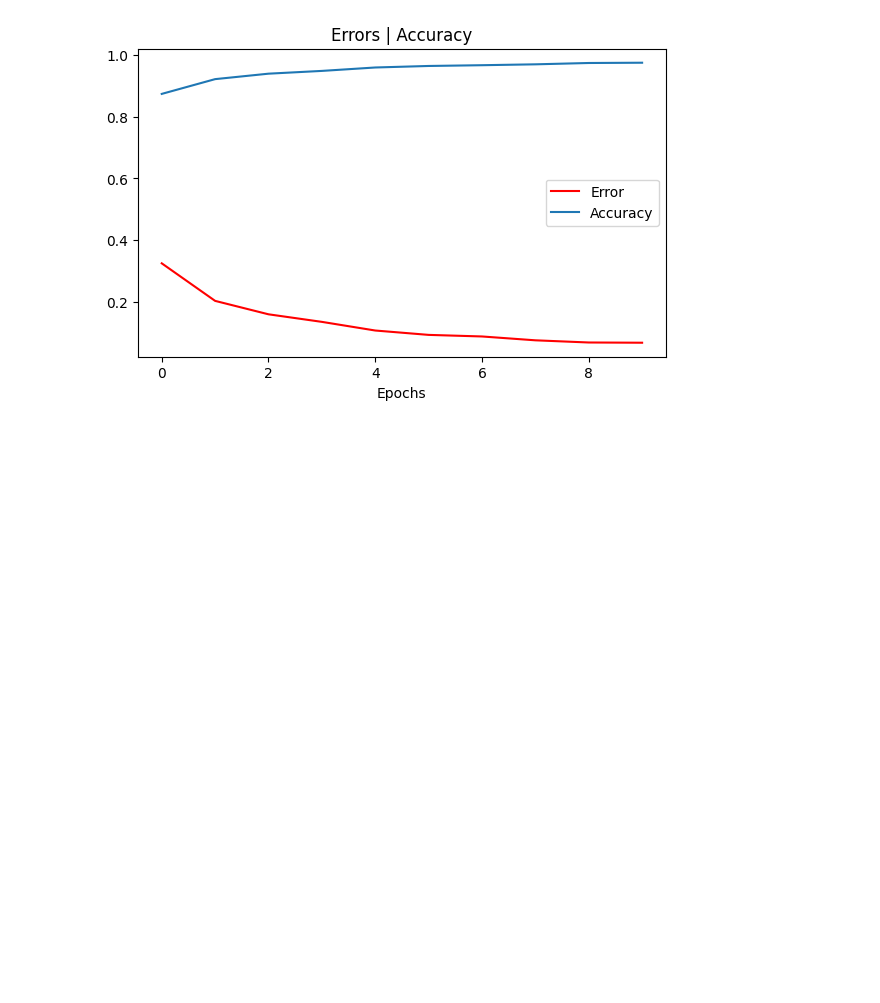
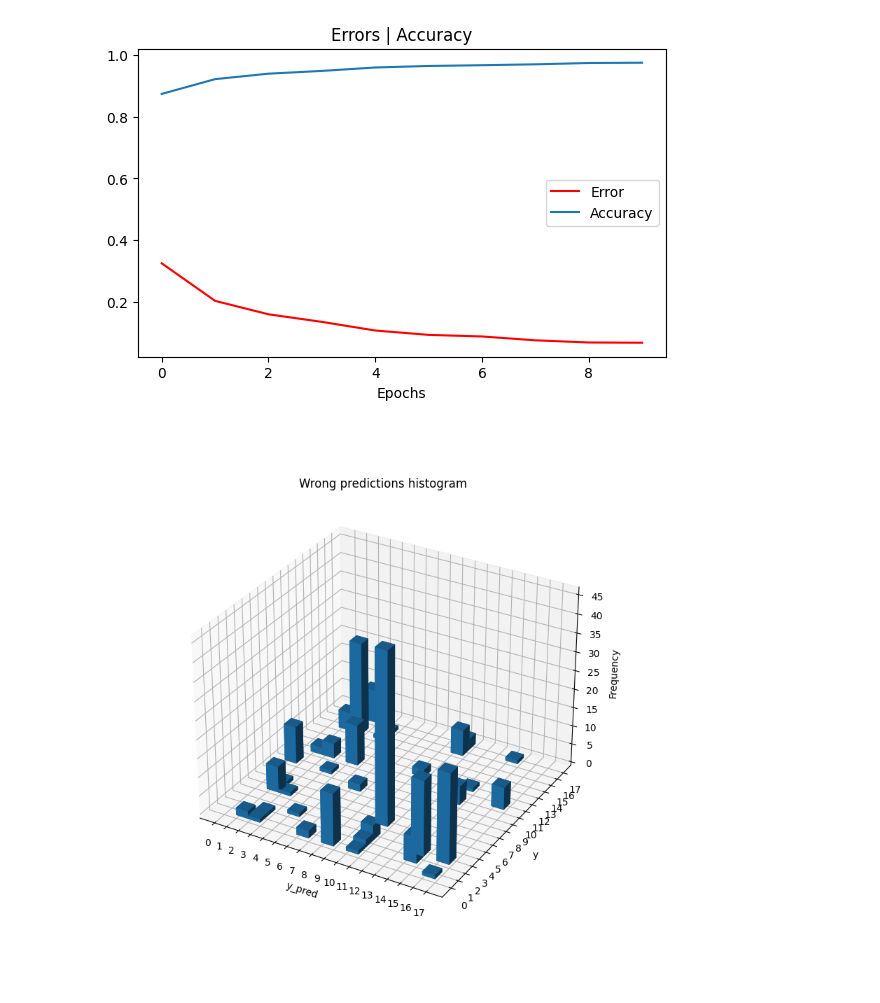
Before and after one commit to kannonw/Liver-Model, a Jupyter notebook: train.ipynb, the cells around one changed output. Saved outputs shown, nothing was run; the diff lists cells and outputs as text; code cells hidden in the pictures; blank space fills up the shorter version.

Commit message:
3d histogram added

```diff
--- a/train.ipynb
+++ b/train.ipynb
@@ -189,18 +189,55 @@ model_trained.to(device)
 val_loader = torch.utils.data.DataLoader(val_data, batch_size=32)
 # %%
 running_acc = 0
+wrongs_pred  = []
 
 for (data, targets) in (loop := tqdm(val_loader)):
     data, targets = data.to(device), targets.to(device)
 
     y_pred = model_trained(data)
 
-    predicted = torch.argmax(F.softmax(y_pred, dim=1), dim=1)
-    equals = predicted == targets
+    y_pred = torch.argmax(F.softmax(y_pred, dim=1), dim=1)
+    equals = y_pred == targets
 
     running_acc += torch.mean(equals.float()).item()
 
+    for i in range(len(data)):
+        if y_pred[i] != targets[i]:
+            wrongs_pred.append((y_pred[i].item(), targets[i].item()))
+
     loop.set_postfix(running_acc=running_acc/len(val_loader))
+# %%
+%matplotlib widget
+
+fig = plt.figure(figsize=(8, 8))
+ax = fig.add_subplot(111, projection='3d')
+
+pred = set(wrongs_pred)
+
+ax.set_title('Wrong predictions histogram')
+
+major_ticks = np.arange(0, 101, 1)
+z_major_ticks = np.arange(0, 101, 5)
+
+ax.set_xticks(major_ticks)
+ax.set_yticks(major_ticks)
+ax.set_zticks(z_major_ticks)
+
+ax.set_xlabel('y_pred')
+ax.set_ylabel('y')
+ax.set_zlabel('Frequency')
+
+
+xpos = [x[0] for x in pred]
+ypos = [x[1] for x in pred]
+
+dz = [wrongs_pred.count(x) for x in pred]
+
+
+ax.bar3d(xpos, ypos, 0, 1, 1, dz)
+plt.show()
+# %% [output]
+[figure, added]
 # %%
 def ValidateModel():
     model_trained.eval()
```
Also changed, not shown: parts of 1 cell of this notebook, 1 other file.
